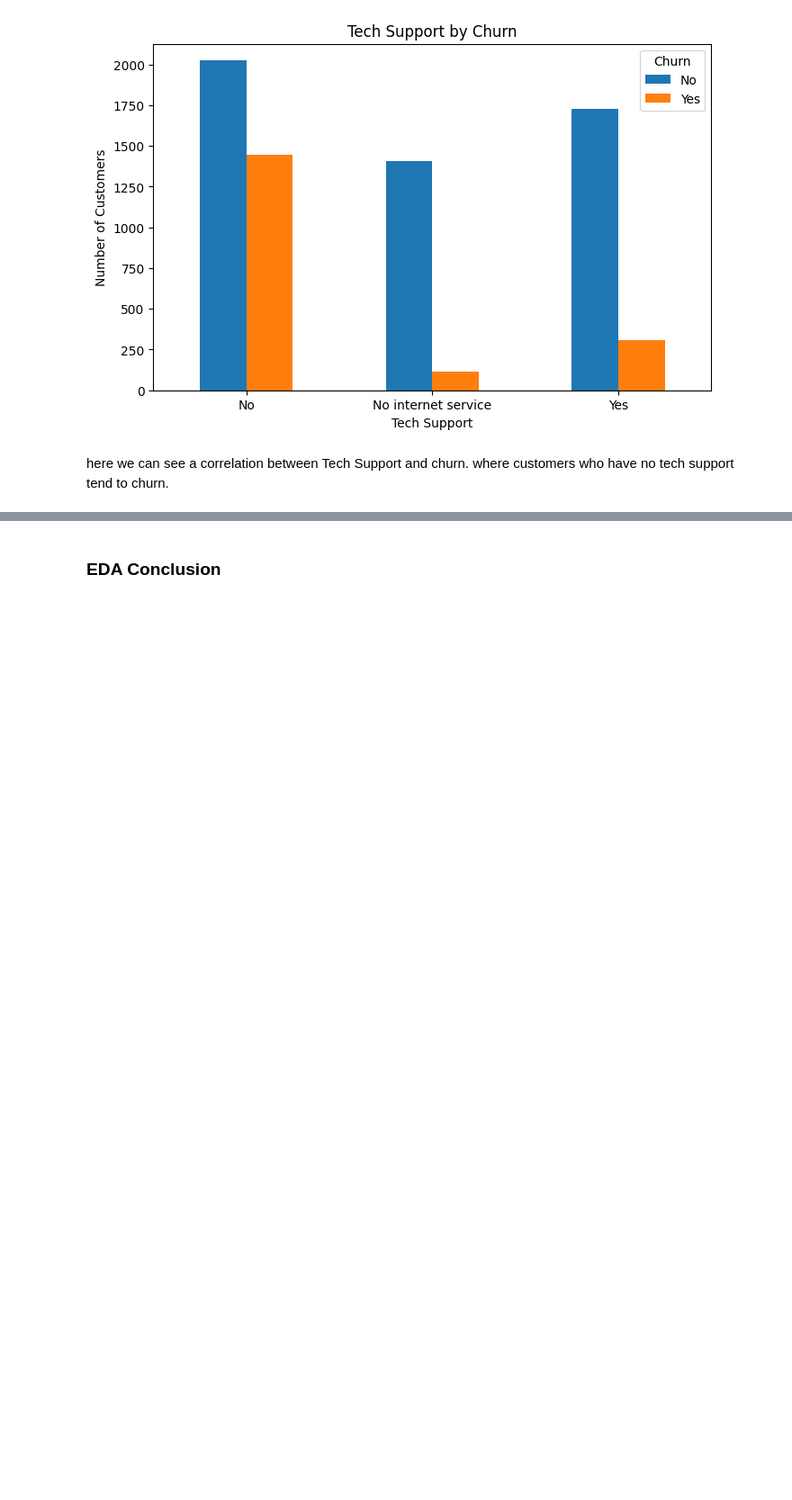
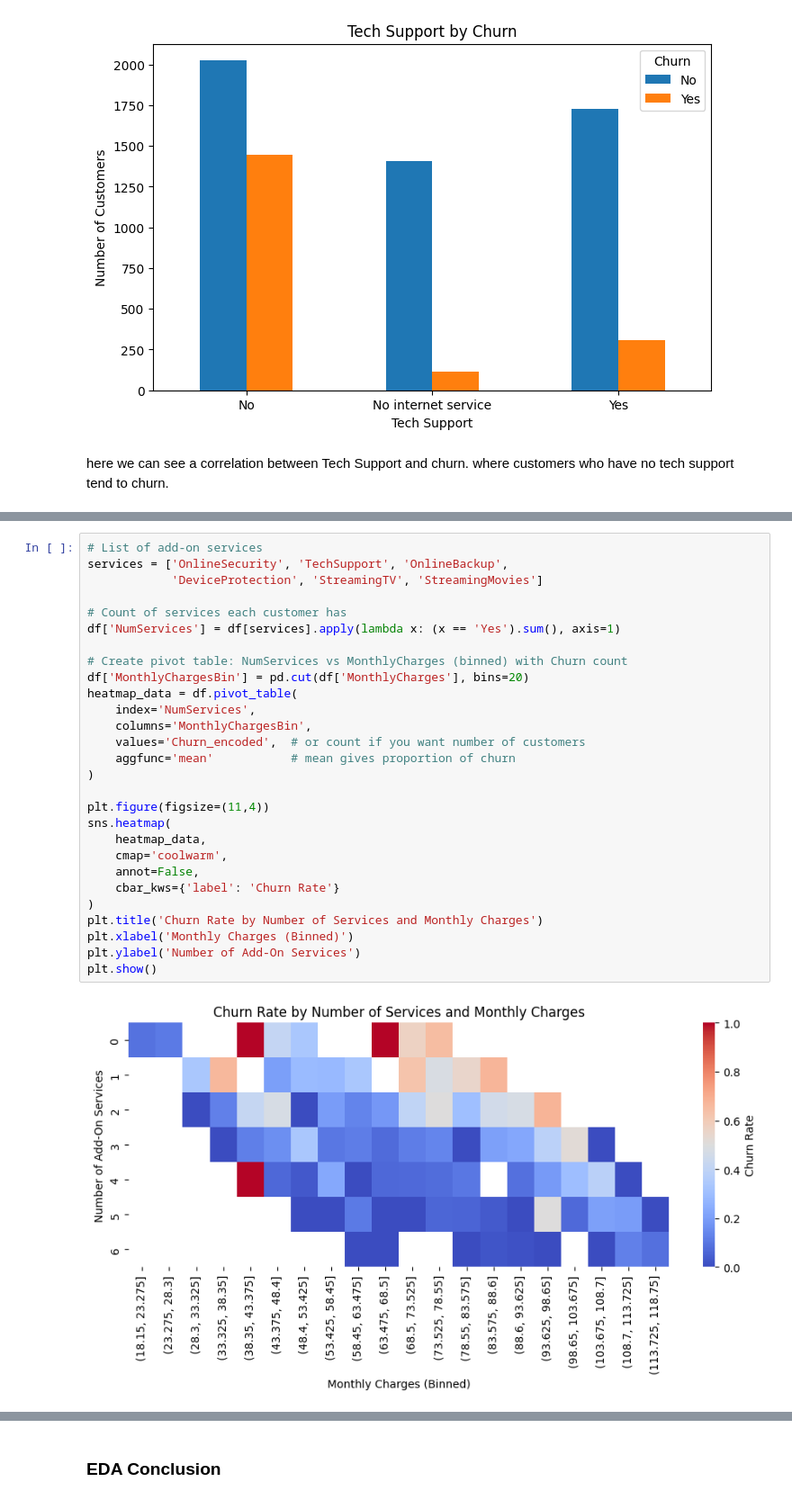
Before and after one commit to cuboidalstudios/MLAssignment2025, a Jupyter notebook: MLTask1.ipynb, the cells around one changed output, grey strips where cells are left out. Shown at 90% size. Saved outputs shown, nothing was run; the diff lists cells and outputs as text; blank space fills up the shorter version.

```diff
--- a/MLTask1.ipynb
+++ b/MLTask1.ipynb
@@ -426,0 +550,30 @@ here we can see a correlation between Tech Support and churn. where customers wh
+# %%
+# List of add-on services
+services = ['OnlineSecurity', 'TechSupport', 'OnlineBackup',
+            'DeviceProtection', 'StreamingTV', 'StreamingMovies']
+
+# Count of services each customer has
+df['NumServices'] = df[services].apply(lambda x: (x == 'Yes').sum(), axis=1)
+
+# Create pivot table: NumServices vs MonthlyCharges (binned) with Churn count
+df['MonthlyChargesBin'] = pd.cut(df['MonthlyCharges'], bins=20)
+heatmap_data = df.pivot_table(
+    index='NumServices',
+    columns='MonthlyChargesBin',
+    values='Churn_encoded',  # or count if you want number of customers
+    aggfunc='mean'           # mean gives proportion of churn
+)
+
+plt.figure(figsize=(11,4))
+sns.heatmap(
+    heatmap_data,
+    cmap='coolwarm',
+    annot=False,
+    cbar_kws={'label': 'Churn Rate'}
+)
+plt.title('Churn Rate by Number of Services and Monthly Charges')
+plt.xlabel('Monthly Charges (Binned)')
+plt.ylabel('Number of Add-On Services')
+plt.show()
+# %% [output]
+[figure, added]
```
Also changed, not shown: parts of 17 cells of this notebook.
